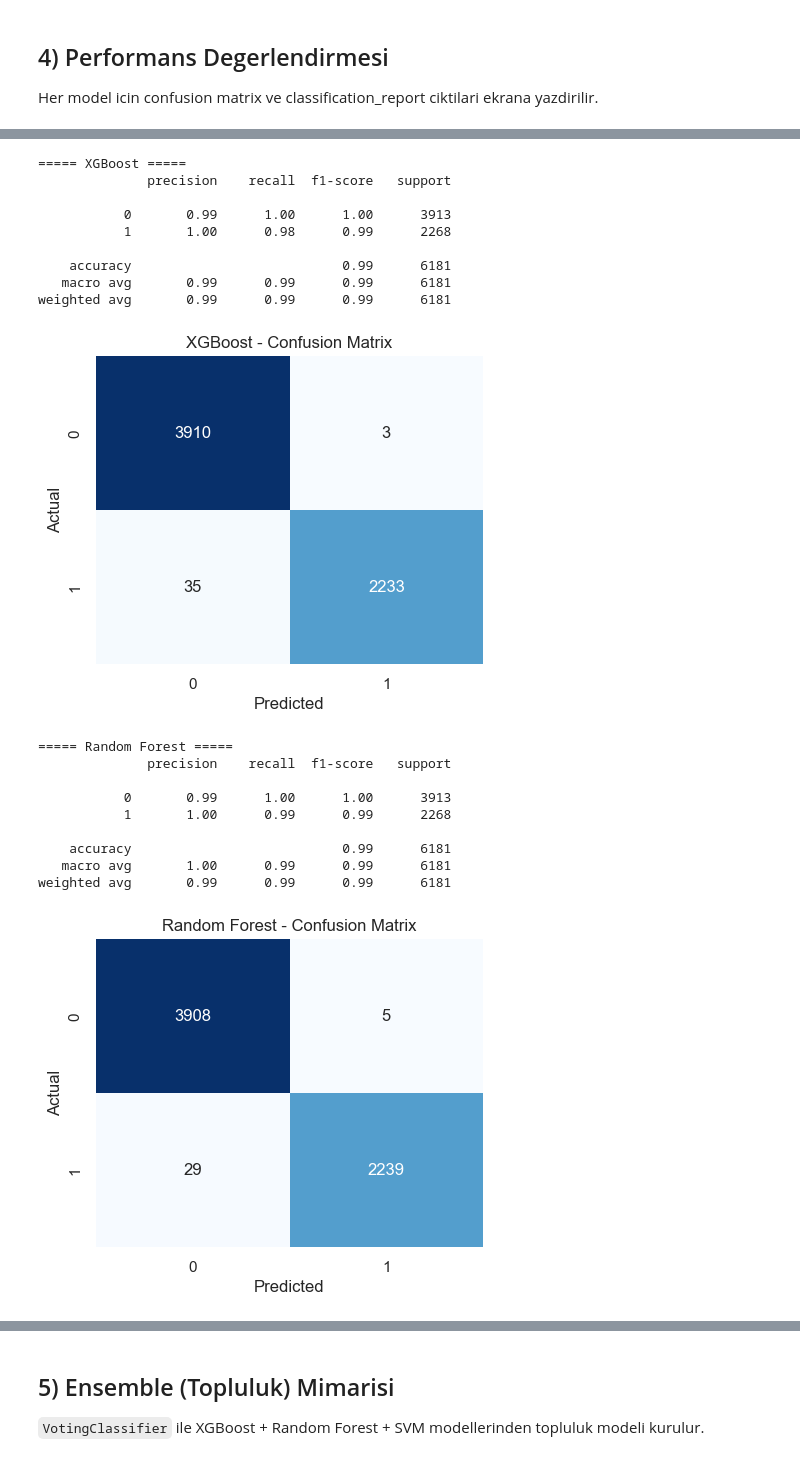
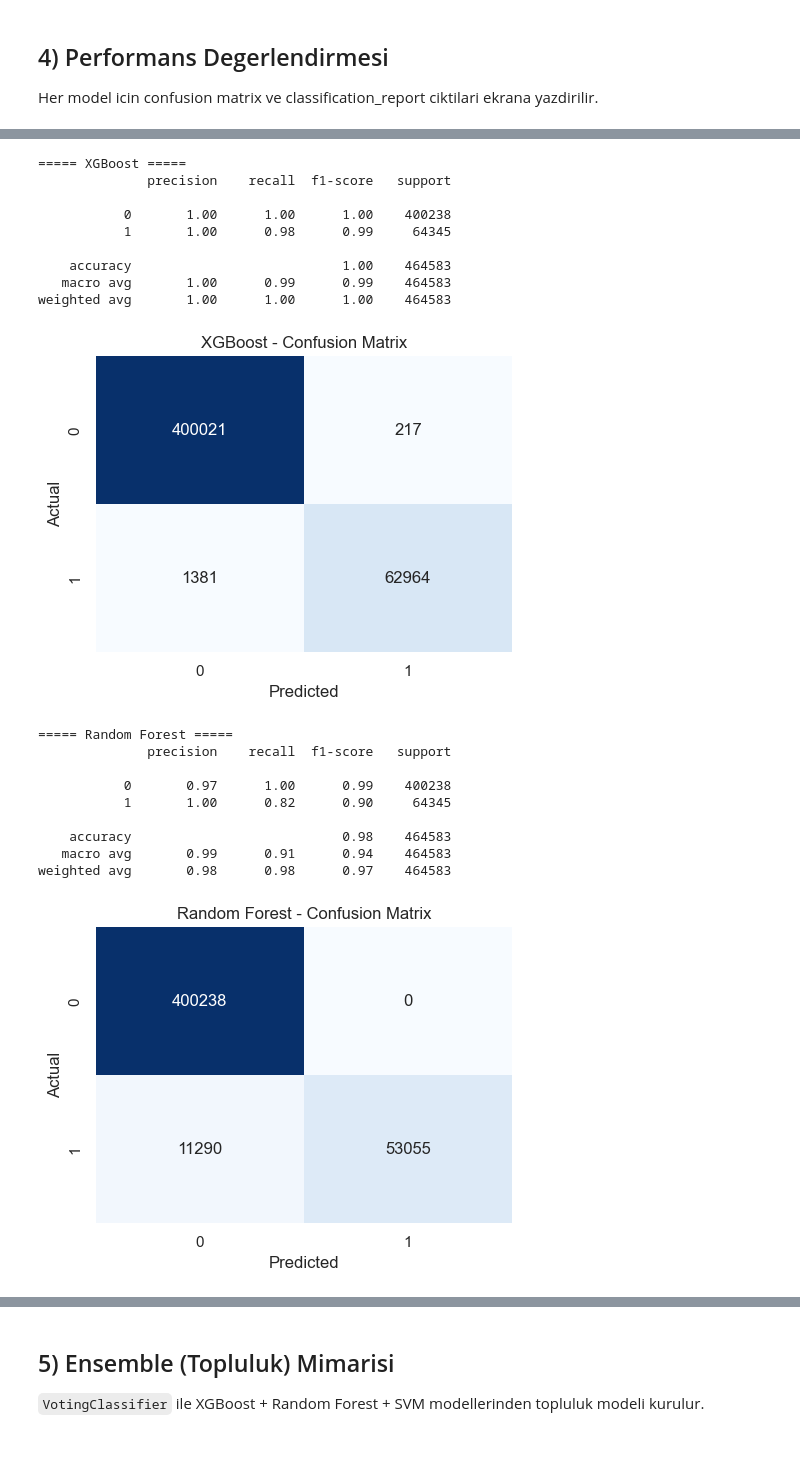
Before and after one commit to muratkakcigaz/ML-SQL-IDS, a Jupyter notebook: sql_ids_single_flow.ipynb, the cells around one changed output, grey strips where cells are left out. Drawn from its saved outputs; the diff is of its cells as text; code cells hidden in the pictures.

Commit message:
fixing_error_mixing_datasets

```diff
--- a/sql_ids_single_flow.ipynb
+++ b/sql_ids_single_flow.ipynb
@@ -32,8 +32,9 @@ plt.rcParams["figure.figsize"] = (8, 5)
 - `Sentence` sutunundaki bos (`NaN`) satirlar silinir.
 - Veri string formata cevrilir.
 # %%
-DATASET_PATH = "./data/SQLiV3.csv"
+#DATASET_PATH = "./data/SQLiV3.csv"
 #DATASET_PATH ="./cleaned_sql_data.csv" #made from Dataset_EDA
+DATASET_PATH = "./data/merged_cleaned_preprocessed.csv"
 # Veriyi oku
 df = pd.read_csv(DATASET_PATH)
 
@@ -189,42 +261,66 @@ Her model icin confusion matrix ve classification_report ciktilari ekrana yazdir
 # %%
+import os
+import matplotlib.pyplot as plt
+import seaborn as sns
+from sklearn.metrics import accuracy_score, f1_score, classification_report, confusion_matrix
+
+# Plot dosyalari icin klasor
+os.makedirs("plots", exist_ok=True)
+
 metrics_rows = []
 
 for model_name, model in models.items():
+    print(f"\n===== {model_name} =====")
+
+    # Tahmin
     y_pred = model.predict(X_test)
 
+    # Metrikler
     acc = accuracy_score(y_test, y_pred)
     f1 = f1_score(y_test, y_pred, zero_division=0)
-
     metrics_rows.append({"Model": model_name, "Accuracy": acc, "F1-Score": f1})
 
-    print(f"\n===== {model_name} =====")
+    # Classification Report
     print(classification_report(y_test, y_pred, zero_division=0))
 
+    # Confusion Matrix
     cm = confusion_matrix(y_test, y_pred)
     plt.figure(figsize=(5, 4))
     sns.heatmap(cm, annot=True, fmt="d", cmap="Blues", cbar=False)
     plt.title(f"{model_name} - Confusion Matrix")
     plt.xlabel("Predicted")
     plt.ylabel("Actual")
+    plt.tight_layout()
+
+    # Dosyaya kaydet (or: xgboost_confusion_matrix.png)
+    file_key = model_name.lower().replace(" ", "_").replace("(", "").replace(")", "")
+    plt.savefig(f"./plots/{file_key}_confusion_matrix.png", dpi=150)
     plt.show()
+    plt.close()
+
+# Opsiyonel: metrics dataframe
+import pandas as pd
+metrics_df = pd.DataFrame(metrics_rows)
+print("\nTum modellerin karsilastirmali metrikleri:\n")
+print(metrics_df)
 # %% [output]
 ===== XGBoost =====
               precision    recall  f1-score   support
 
-           0       0.99      1.00      1.00      3913
-           1       1.00      0.98      0.99      2268
+           0       1.00      1.00      1.00    400238
+           1       1.00      0.98      0.99     64345
 
-    accuracy                           0.99      6181
-   macro avg       0.99      0.99      0.99      6181
-weighted avg       0.99      0.99      0.99      6181
+    accuracy                           1.00    464583
+   macro avg       1.00      0.99      0.99    464583
+weighted avg       1.00      1.00      1.00    464583
-[figure, old version]
+[figure, new version]
 ===== Random Forest =====
               precision    recall  f1-score   support
 
-           0       0.99      1.00      1.00      3913
-           1       1.00      0.99      0.99      2268
+           0       0.97      1.00      0.99    400238
+           1       1.00      0.82      0.90     64345
 
-    accuracy                           0.99      6181
-   macro avg       1.00      0.99      0.99      6181
-weighted avg       0.99      0.99      0.99      6181
+    accuracy                           0.98    464583
+   macro avg       0.99      0.91      0.94    464583
+weighted avg       0.98      0.98      0.97    464583
-[figure, old version]
+[figure, new version]
```
Also changed, not shown: parts of 11 cells of this notebook, 12 other files.
